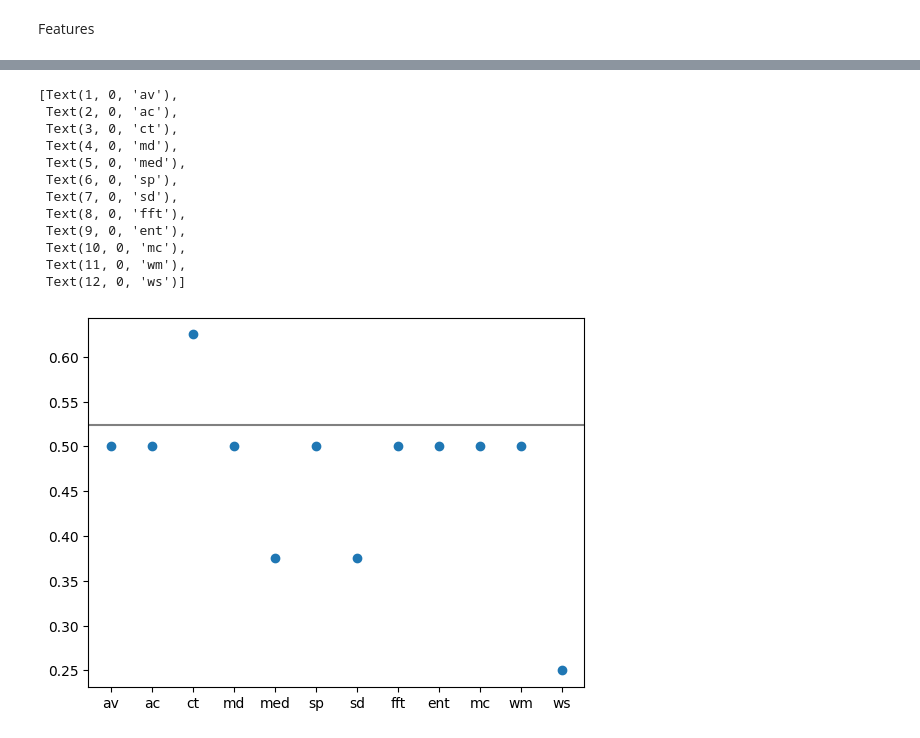
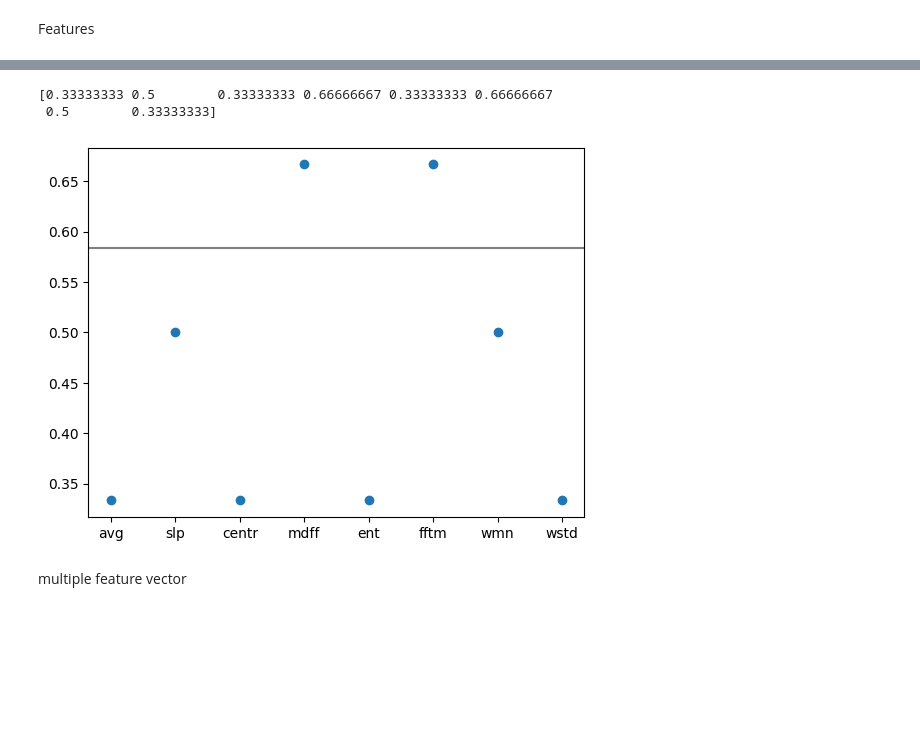
Before and after one commit to donalbertico/bci-analysis, a Jupyter notebook: ah/csp_feature_extraction.ipynb, the cells around one changed output, grey strips where cells are left out. Saved outputs shown, nothing was run; the diff lists cells and outputs as text; code cells hidden in the pictures; blank space fills up the shorter version.

```diff
--- a/ah/csp_feature_extraction.ipynb
+++ b/ah/csp_feature_extraction.ipynb
@@ -172,0 +210,8 @@ chance = max(chance, 1. - chance)
+# %%
+test_configuration(train_epochs, test_epochs, time_config, csp_components, fmax, fmin)
+# %% [output]
+[0.33333333 0.5        0.33333333 0.66666667 0.33333333 0.66666667
+ 0.5        0.33333333]
+[figure, added]
+# %% [markdown]
+multiple feature vector
@@ -401,23 +621,0 @@ for train_idx, test_idx in cv_split:
-# %%
-cv_scr = np.median(cv_scr, axis=1)
-fig, axes= plt.subplots(1)
-x = np.array(list(range(12)))+1
-features = ['av','ac','ct','md','med','sp','sd','fft','ent','mc','wm','ws']
-axes.scatter(x, cv_scr)
-axes.set_xticks(x)
-axes.axhline(chance, c='grey')
-axes.set_xticklabels(features)
-# %% [output]
-[Text(1, 0, 'av'),
- Text(2, 0, 'ac'),
- Text(3, 0, 'ct'),
- Text(4, 0, 'md'),
- Text(5, 0, 'med'),
- Text(6, 0, 'sp'),
- Text(7, 0, 'sd'),
- Text(8, 0, 'fft'),
- Text(9, 0, 'ent'),
- Text(10, 0, 'mc'),
- Text(11, 0, 'wm'),
- Text(12, 0, 'ws')]
-[figure, removed]
```
Also changed, not shown: parts of 21 cells of this notebook, 4 other files.
